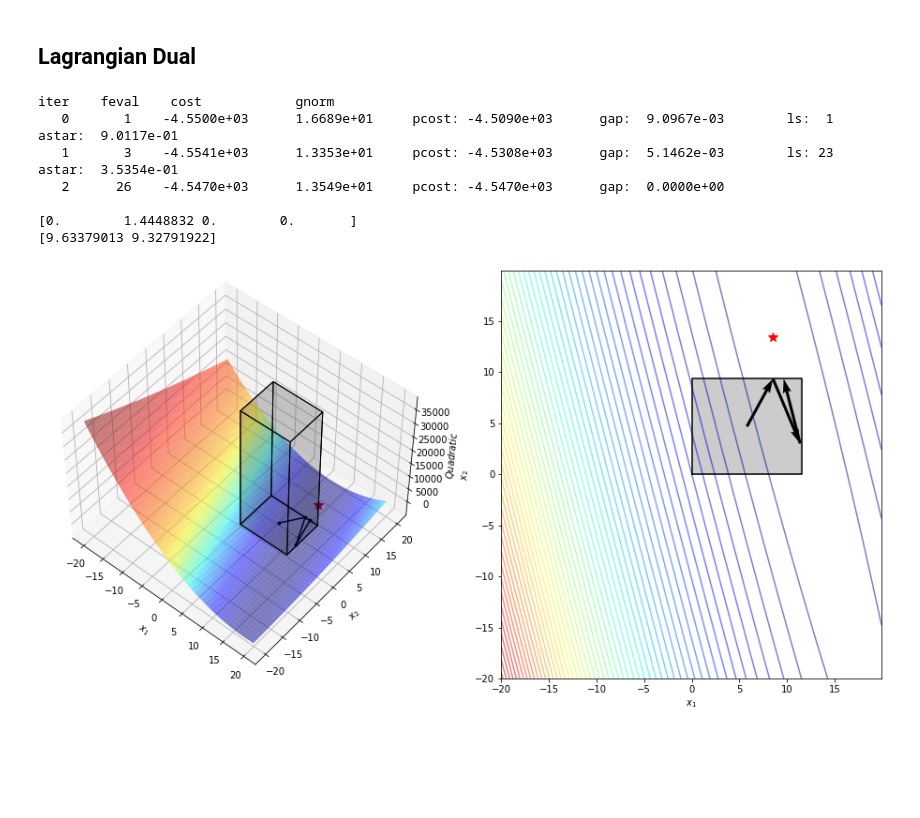
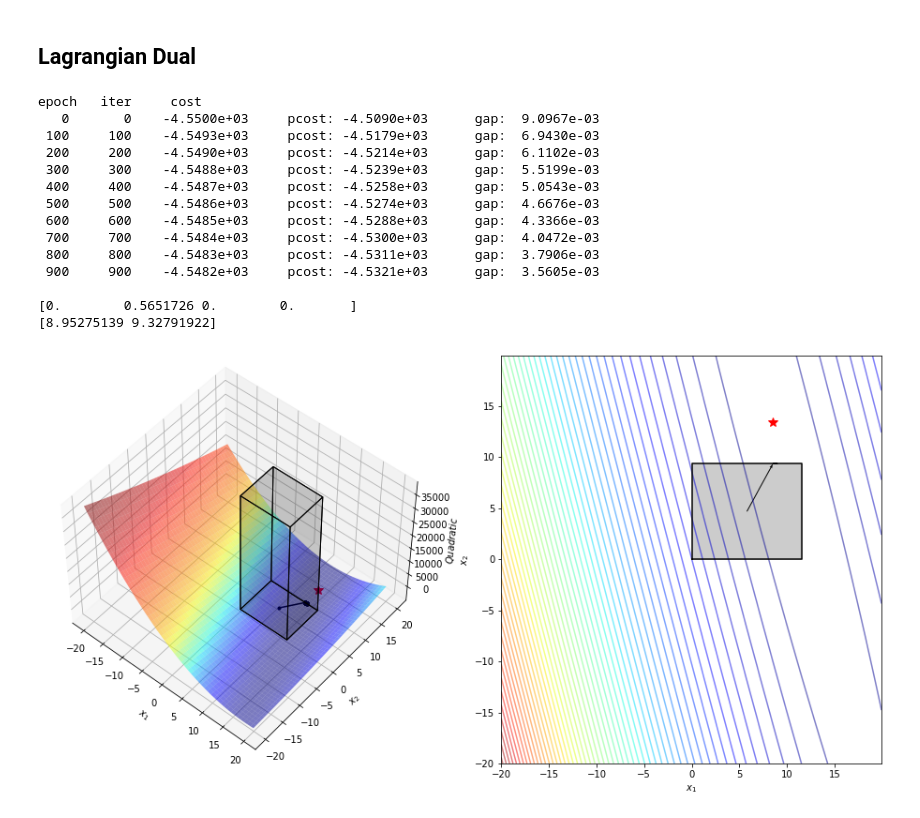
Before and after one commit to dmeoli/optiml, a Jupyter notebook: notebooks/optimization/BoxConstrainedQuadraticMethods.ipynb, the cells around one changed output. Cells and saved outputs as stored; diff of their text form; code cells hidden in the pictures; blank space fills up the shorter version.

```diff
--- a/notebooks/optimization/BoxConstrainedQuadraticMethods.ipynb
+++ b/notebooks/optimization/BoxConstrainedQuadraticMethods.ipynb
@@ -135,15 +135,22 @@ from optiml.opti.unconstrained.line_search import SteepestGradientDescent
 # %%
 dual = LagrangianBoxConstrainedQuadratic(quad=quad, ub=ub)
-opt = LagrangianDual(f=dual, optimizer=SteepestGradientDescent, verbose=True).minimize()
+opt = LagrangianDual(f=dual, optimizer=AdaGrad, verbose=100).minimize()
 print(opt.x) # Lagrange multipliers >= 0
-print(opt.primal_x) # equal to Projected Gradient result
+print(opt.primal_x)
 plot_trajectory_optimization(dual.primal, opt, x_min=-20, x_max=20, y_min=-20, y_max=20)
 # %% [output]
-iter    feval    cost            gnorm
-   0       1    -4.5500e+03      1.6689e+01     pcost: -4.5090e+03      gap:  9.0967e-03        ls:  1  astar:  9.0117e-01
-   1       3    -4.5541e+03      1.3353e+01     pcost: -4.5308e+03      gap:  5.1462e-03        ls: 23  astar:  3.5354e-01
-   2      26    -4.5470e+03      1.3549e+01     pcost: -4.5470e+03      gap:  0.0000e+00
+epoch   iter     cost
+   0       0    -4.5500e+03     pcost: -4.5090e+03      gap:  9.0967e-03
+ 100     100    -4.5493e+03     pcost: -4.5179e+03      gap:  6.9430e-03
+ 200     200    -4.5490e+03     pcost: -4.5214e+03      gap:  6.1102e-03
+ 300     300    -4.5488e+03     pcost: -4.5239e+03      gap:  5.5199e-03
+ 400     400    -4.5487e+03     pcost: -4.5258e+03      gap:  5.0543e-03
+ 500     500    -4.5486e+03     pcost: -4.5274e+03      gap:  4.6676e-03
+ 600     600    -4.5485e+03     pcost: -4.5288e+03      gap:  4.3366e-03
+ 700     700    -4.5484e+03     pcost: -4.5300e+03      gap:  4.0472e-03
+ 800     800    -4.5483e+03     pcost: -4.5311e+03      gap:  3.7906e-03
+ 900     900    -4.5482e+03     pcost: -4.5321e+03      gap:  3.5605e-03
 
-[0.        1.4448832 0.        0.       ]
-[9.63379013 9.32791922]
+[0.        0.5651726 0.        0.       ]
+[8.95275139 9.32791922]
-[figure, old version]
+[figure, new version]
```
Also changed, not shown: parts of 1 cell of this notebook, 3 other files.
